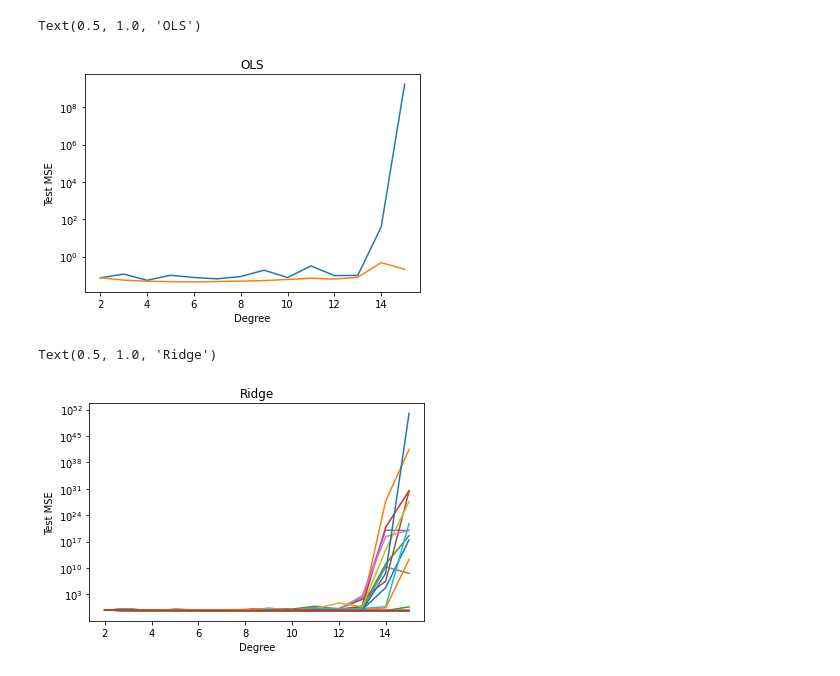
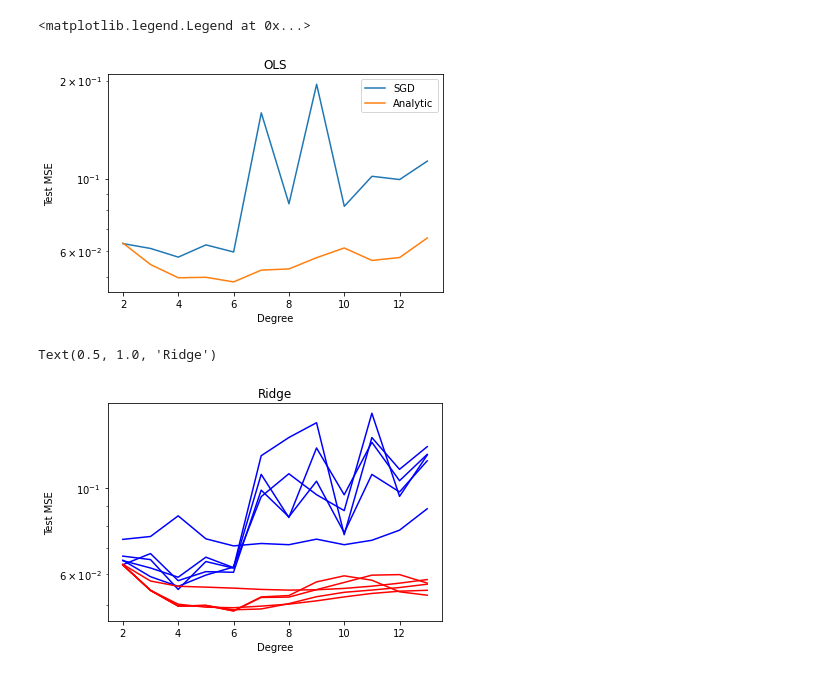
Before and after one commit to nicholaskarlsen/FYS-STK4155, a Jupyter notebook: project_2/notebooks/SDG_test.ipynb, the cells around one changed output. Saved outputs shown, nothing was run; the diff lists cells and outputs as text; code cells hidden in the pictures.

```diff
--- a/project_2/notebooks/SDG_test.ipynb
+++ b/project_2/notebooks/SDG_test.ipynb
@@ -20,7 +18,7 @@ n = 500                # Number of data points
 noise_scale = 0.2      # Size of artificial noise
 M = 250                 # Number of mini-batches in SGD
 n_epochs = 50        # Number of epochs in SGD
-learning_rate = 0.001  # Learning rate of SGD
+learning_rate = 1  # Learning rate of SGD
 
 
 # Generate data
@@ -38,12 +36,13 @@ z_train = z_train - z_train_intercept
 z_test = z_test - z_train_intercept
 
 # Parameters to test
-degrees = np.arange(2, 16)
-lambdas = np.logspace(-12, 0, 12)
+degrees = np.arange(2, 14)
+lambdas = np.logspace(-10, 0, 5)
 
 # Store Stochastic Gradient Descent MSE
 OLS_MSE_SGD = np.zeros(len(degrees))
 Ridge_MSE_SGD = np.zeros([len(degrees), len(lambdas)])
+
 # Store Analytic Solution MSE
 OLS_MSE_Analytic = np.zeros(len(degrees))
 Ridge_MSE_Analytic = np.zeros([len(degrees), len(lambdas)])
@@ -69,7 +68,7 @@ for i, degree in enumerate(degrees):
     # Solve for optimal weights using OLS Cost function
     w_OLS_Analytic = linear_regression.OLS_SVD_2D(X_train_scaled, z_train)
 
-    w_OLS_SGD = SGD.SGD(
+    w_OLS_SGD = SGD.ADAgrad(
         X_train_scaled,
         z_train,
         M,
@@ -85,7 +84,7 @@ for i, degree in enumerate(degrees):
     for j, lambd in enumerate(lambdas):
         # Solve for optimal weights using Ridge Cost function
         w_Ridge_Analytic = linear_regression.Ridge_2D(X_train_scaled, z_train, lambd)
-        w_Ridge_SGD = SGD.SGD(
+        w_Ridge_SGD = SGD.ADAgrad(
             X_train_scaled,
             z_train,
             M,
@@ -101,18 +100,19 @@ for i, degree in enumerate(degrees):
 # %%
 plt.semilogy(degrees, OLS_MSE_SGD, label="SGD")
 plt.semilogy(degrees, OLS_MSE_Analytic, label="Analytic")
 plt.xlabel("Degree")
 plt.ylabel("Test MSE")
 plt.title("OLS")
+plt.legend()
 # %% [output]
-Text(0.5, 1.0, 'OLS')
+<matplotlib.legend.Legend at 0x...>
-[figure, old version]
+[figure, new version]
 # %%
-plt.semilogy(degrees, Ridge_MSE_SGD, label="SGD")
-plt.semilogy(degrees, Ridge_MSE_Analytic, label="Analytic")
+plt.semilogy(degrees, Ridge_MSE_SGD, color="blue")
+plt.semilogy(degrees, Ridge_MSE_Analytic, color="red")
 plt.xlabel("Degree")
 plt.ylabel("Test MSE")
 plt.title("Ridge")
 # %% [output]
 Text(0.5, 1.0, 'Ridge')
-[figure, old version]
+[figure, new version]
```
Also changed, not shown: parts of 1 cell of this notebook, 3 other files.
